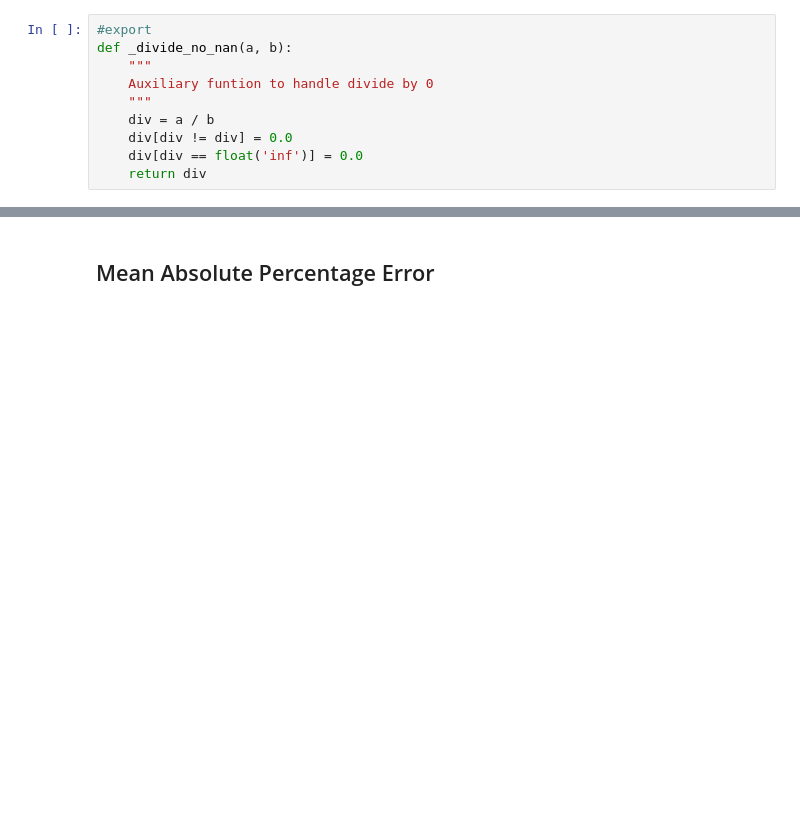
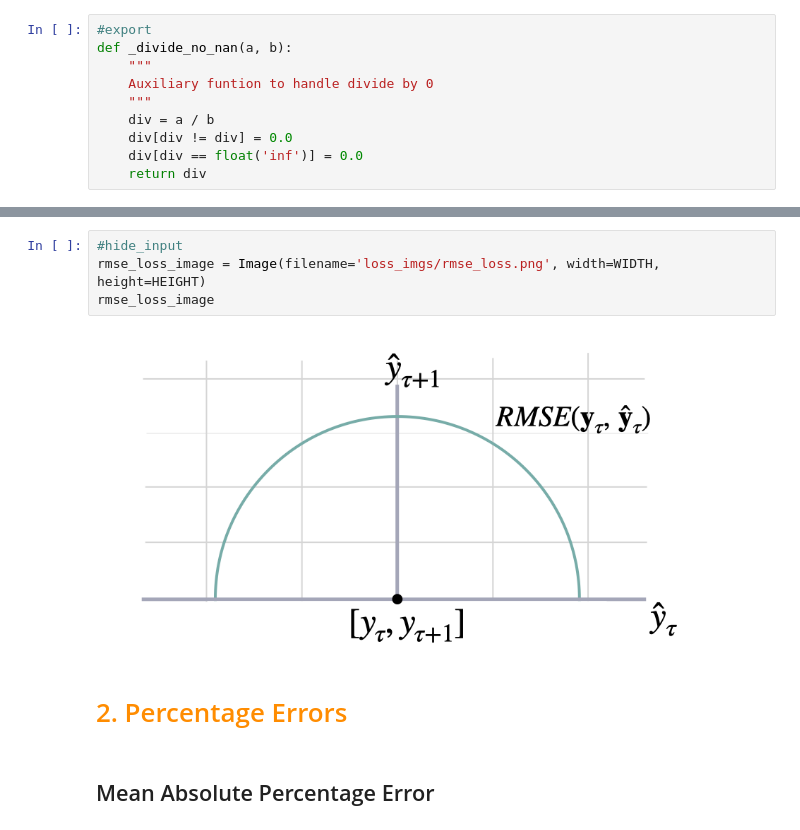
Before and after one commit to Nixtla/neuralforecast, a Jupyter notebook: nbs/losses__pytorch.ipynb, the cells around one changed output, grey strips where cells are left out. Cells and saved outputs as stored; diff of their text form; blank space fills up the shorter version.

```diff
--- a/nbs/losses__pytorch.ipynb
+++ b/nbs/losses__pytorch.ipynb
@@ -24,3 +161,11 @@ def _divide_no_nan(a, b):
+# %%
+#hide_input
+rmse_loss_image = Image(filename='loss_imgs/rmse_loss.png', width=WIDTH, height=HEIGHT)
+rmse_loss_image
+# %% [output]
+[figure, added]
+# %% [markdown]
+# <span style="color:DarkOrange">2. Percentage Errors </span>
 # %% [markdown]
 ## Mean Absolute Percentage Error
 # %%
```
Also changed, not shown: parts of 43 cells of this notebook, 10 other files.
